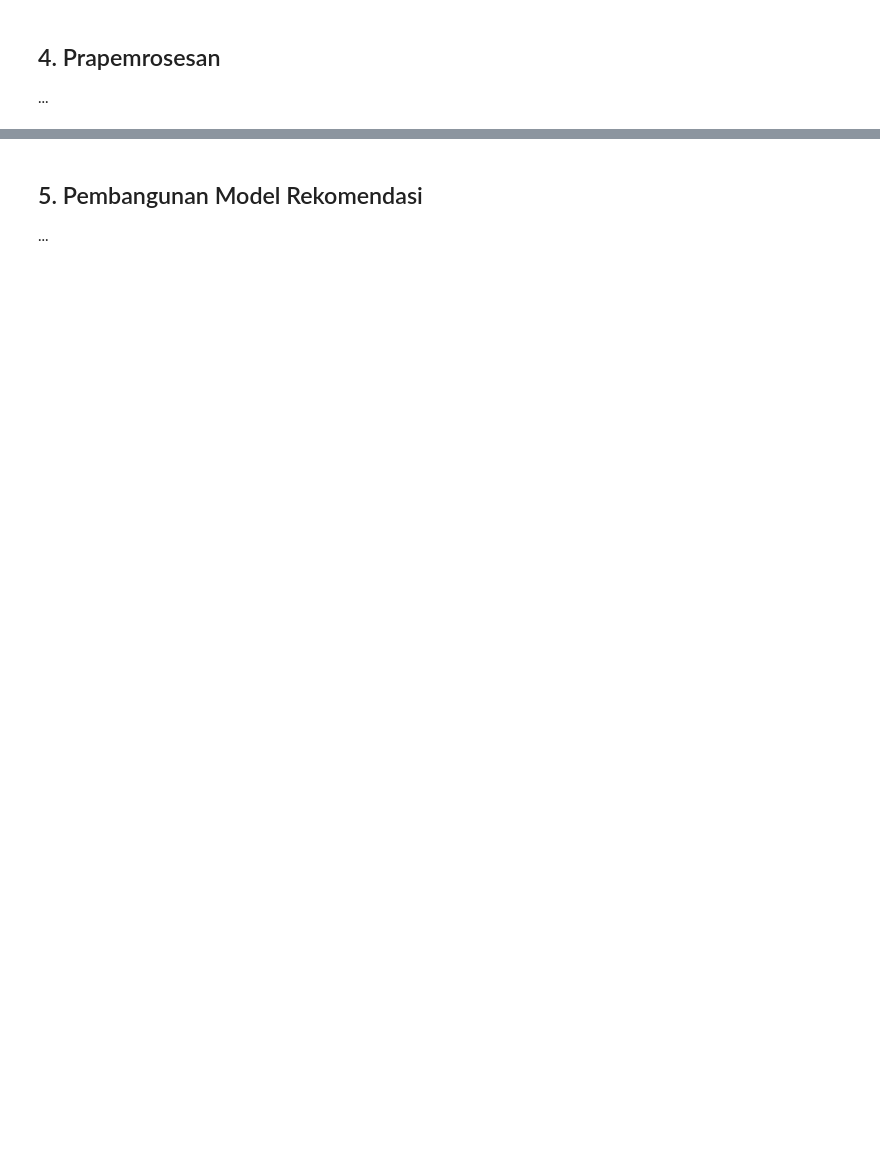
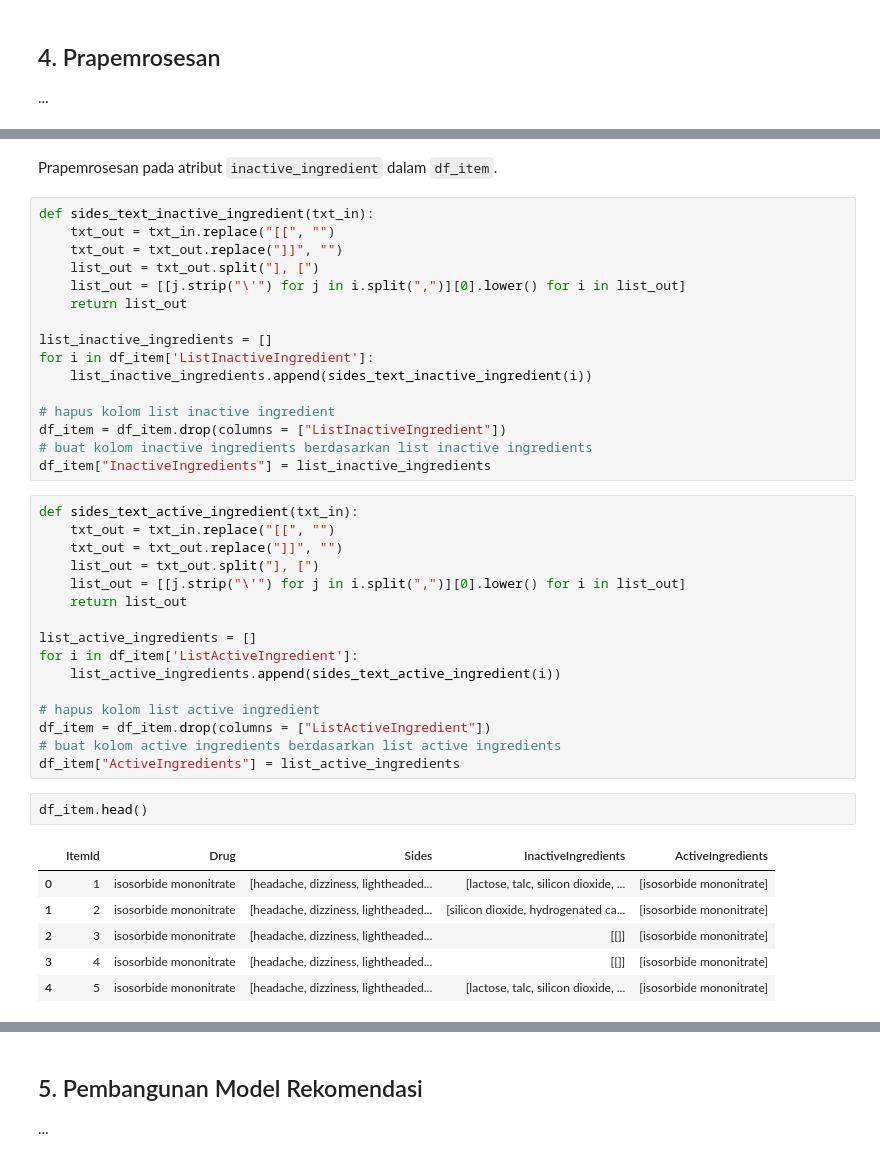
Before and after one commit to exemuel/weighted-hybrid-med-recsys, a Jupyter notebook: recommendation.ipynb, the cells around one changed output, grey strips where cells are left out. Drawn from its saved outputs; the diff is of its cells as text; blank space fills up the shorter version.

```diff
--- a/recommendation.ipynb
+++ b/recommendation.ipynb
@@ -514,0 +614,43 @@ df_rating
+# %% [markdown]
+Prapemrosesan pada atribut `inactive_ingredient` dalam `df_item`.
+# %%
+def sides_text_inactive_ingredient(txt_in):
+    txt_out = txt_in.replace("[[", "")
+    txt_out = txt_out.replace("]]", "")
+    list_out = txt_out.split("], [")
+    list_out = [[j.strip("\'") for j in i.split(",")][0].lower() for i in list_out]
+    return list_out
+
+list_inactive_ingredients = []
+for i in df_item['ListInactiveIngredient']:
+    list_inactive_ingredients.append(sides_text_inactive_ingredient(i))
+
+# hapus kolom list inactive ingredient
+df_item = df_item.drop(columns = ["ListInactiveIngredient"])
+# buat kolom inactive ingredients berdasarkan list inactive ingredients
+df_item["InactiveIngredients"] = list_inactive_ingredients
+# %%
+def sides_text_active_ingredient(txt_in):
+    txt_out = txt_in.replace("[[", "")
+    txt_out = txt_out.replace("]]", "")
+    list_out = txt_out.split("], [")
+    list_out = [[j.strip("\'") for j in i.split(",")][0].lower() for i in list_out]
+    return list_out
+
+list_active_ingredients = []
+for i in df_item['ListActiveIngredient']:
+    list_active_ingredients.append(sides_text_active_ingredient(i))
+
+# hapus kolom list active ingredient
+df_item = df_item.drop(columns = ["ListActiveIngredient"])
+# buat kolom active ingredients berdasarkan list active ingredients
+df_item["ActiveIngredients"] = list_active_ingredients
+# %%
+df_item.head()
+# %% [output]
+|  | ItemId | Drug | Sides | InactiveIngredients | ActiveIngredients |
+| 0 | 1 | isosorbide mononitrate | [headache, dizziness, lightheaded... | [lactose, talc, silicon dioxide, ... | [isosorbide mononitrate] |
+| 1 | 2 | isosorbide mononitrate | [headache, dizziness, lightheaded... | [silicon dioxide, hydrogenated ca... | [isosorbide mononitrate] |
+| 2 | 3 | isosorbide mononitrate | [headache, dizziness, lightheaded... | [[]] | [isosorbide mononitrate] |
+| 3 | 4 | isosorbide mononitrate | [headache, dizziness, lightheaded... | [[]] | [isosorbide mononitrate] |
+| 4 | 5 | isosorbide mononitrate | [headache, dizziness, lightheaded... | [lactose, talc, silicon dioxide, ... | [isosorbide mononitrate] |
```
Also changed, not shown: parts of 29 cells of this notebook, 1 other file.
